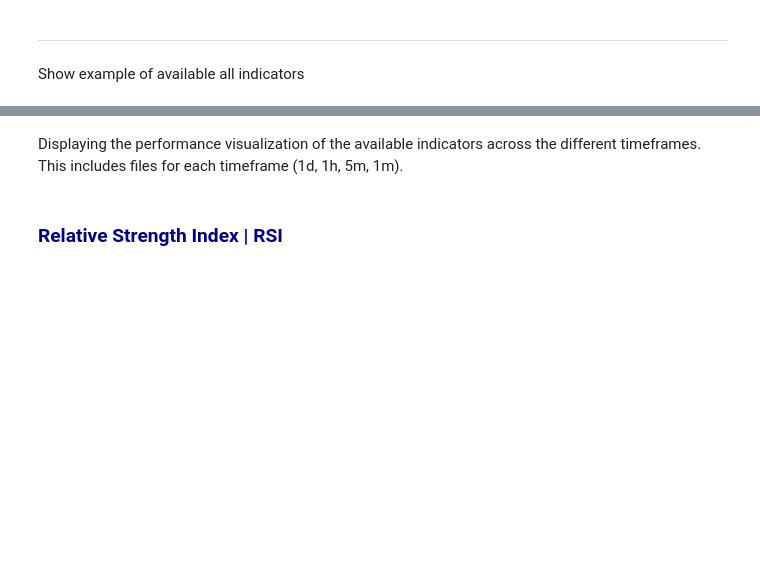
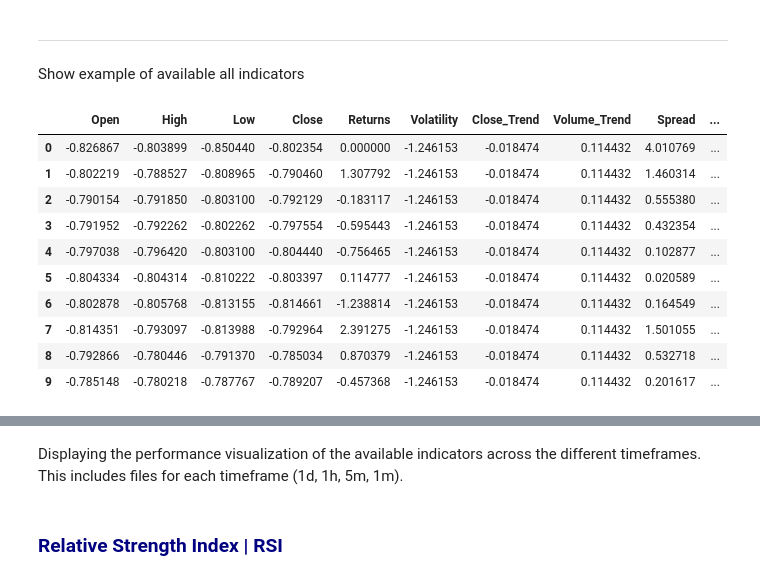
Before and after one commit to david09perez/Proyecto_Trading, a Jupyter notebook: 003-ML/report.ipynb, the cells around one changed output, grey strips where cells are left out. Drawn from its saved outputs; the diff is of its cells as text; code cells hidden in the pictures; blank space fills up the shorter version.

```diff
--- a/003-ML/report.ipynb
+++ b/003-ML/report.ipynb
@@ -34,3 +30,18 @@ data[[ 'Open', 'High','Low', 'Close', 'Returns', 'Volatility', 'Close_Trend', 'V
+# %%
+data = strategy.data
+data[[ 'Open', 'High','Low', 'Close', 'Returns', 'Volatility', 'Close_Trend', 'Volume_Trend', 'Spread','Future_Return_Avg_5', 'Buy_Signal', 'Sell_Signal']].head(10)
+# %% [output]
+|  | Open | High | Low | Close | Returns | Volatility | Close_Trend | Volume_Trend | Spread | ... |
+| 0 | -0.826867 | -0.803899 | -0.850440 | -0.802354 | 0.000000 | -1.246153 | -0.018474 | 0.114432 | 4.010769 | ... |
+| 1 | -0.802219 | -0.788527 | -0.808965 | -0.790460 | 1.307792 | -1.246153 | -0.018474 | 0.114432 | 1.460314 | ... |
+| 2 | -0.790154 | -0.791850 | -0.803100 | -0.792129 | -0.183117 | -1.246153 | -0.018474 | 0.114432 | 0.555380 | ... |
+| 3 | -0.791952 | -0.792262 | -0.802262 | -0.797554 | -0.595443 | -1.246153 | -0.018474 | 0.114432 | 0.432354 | ... |
+| 4 | -0.797038 | -0.796420 | -0.803100 | -0.804440 | -0.756465 | -1.246153 | -0.018474 | 0.114432 | 0.102877 | ... |
+| 5 | -0.804334 | -0.804314 | -0.810222 | -0.803397 | 0.114777 | -1.246153 | -0.018474 | 0.114432 | 0.020589 | ... |
+| 6 | -0.802878 | -0.805768 | -0.813155 | -0.814661 | -1.238814 | -1.246153 | -0.018474 | 0.114432 | 0.164549 | ... |
+| 7 | -0.814351 | -0.793097 | -0.813988 | -0.792964 | 2.391275 | -1.246153 | -0.018474 | 0.114432 | 1.501055 | ... |
+| 8 | -0.792866 | -0.780446 | -0.791370 | -0.785034 | 0.870379 | -1.246153 | -0.018474 | 0.114432 | 0.532718 | ... |
+| 9 | -0.785148 | -0.780218 | -0.787767 | -0.789207 | -0.457368 | -1.246153 | -0.018474 | 0.114432 | 0.201617 | ... |
 # %%
 strategy.data
 # %% [output]
```
Also changed, not shown: parts of 1 cell of this notebook.
